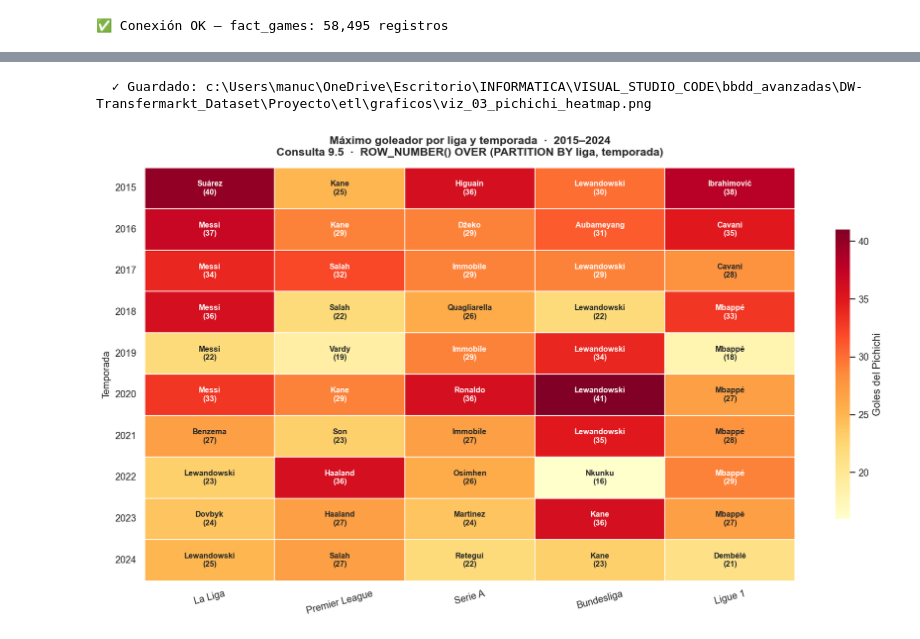
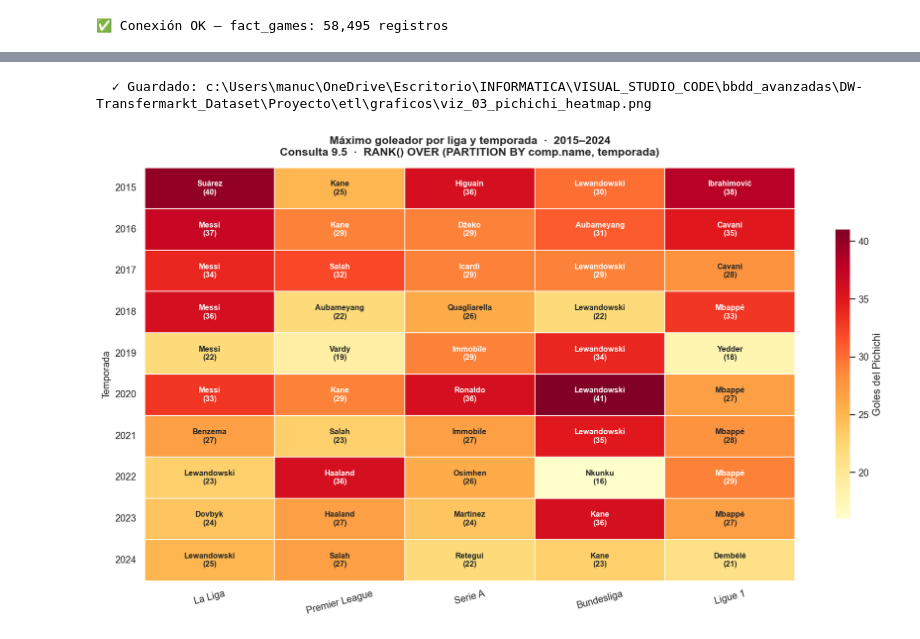
Before and after one commit to Albertolg384/DW-Transfermarkt, a Jupyter notebook: Proyecto/etl/visualizaciones_olap.ipynb, the cells around one changed output, grey strips where cells are left out. Drawn from its saved outputs; the diff is of its cells as text; code cells hidden in the pictures.

```diff
--- a/Proyecto/etl/visualizaciones_olap.ipynb
+++ b/Proyecto/etl/visualizaciones_olap.ipynb
@@ -381,47 +403,50 @@ La consulta hace un **Drill-Down** descendiendo desde liga → temporada → jug
 # %%
-# ── Consulta 9.5: Pichichi por liga y temporada (ROW_NUMBER) ─────────────────
+# ── Consulta 9.5 — SQL ORIGINAL de consultas_olap.sql ────────────────────────
+# Nota Python: RANK() puede devolver empates (rk=1 para dos jugadores con mismos goles).
+# Se resuelve en Python con drop_duplicates, sin modificar la consulta.
+# comp.name devuelve claves lowercase ('laliga', 'premier-league'…) → se usan
+# directamente con LIGA_COLORS/LIGA_LABELS/LIGA_ORDER.
 SQL_PICHICHI = """
-SELECT liga, temporada, jugador, goles
+SELECT
+    liga, temporada, jugador, club, goles, partidos, goles_por_partido
 FROM (
     SELECT
-        comp.competition_id                                         AS liga,
-        d.season_start_year                                         AS temporada,
-        p.name                                                      AS jugador,
-        SUM(fa.goals)                                               AS goles,
-        ROW_NUMBER() OVER (
-            PARTITION BY comp.competition_id, d.season_start_year
-            ORDER BY SUM(fa.goals) DESC, p.name
-        )                                                           AS rk
+        comp.name                                   AS liga,
+        d.season_start_year                         AS temporada,
+        p.name                                      AS jugador,
+        STRING_AGG(DISTINCT c.name, ', ')           AS club,
+        SUM(fa.goals)                               AS goles,
+        COUNT(DISTINCT fa.game_id)                  AS partidos,
+        ROUND(SUM(fa.goals)::NUMERIC / NULLIF(COUNT(DISTINCT fa.game_id), 0), 2)
+                                                    AS goles_por_partido,
+        RANK() OVER (
+            PARTITION BY comp.name, d.season_start_year
+            ORDER BY SUM(fa.goals) DESC
+        )                                           AS rk
     FROM dwh.fact_appearances fa
-        INNER JOIN dwh.dim_players p         ON fa.player_id      = p.player_id
-        INNER JOIN dwh.dim_date d            ON fa.date_id        = d.date_id
+        INNER JOIN dwh.dim_players p         ON fa.player_id     = p.player_id
+        INNER JOIN dwh.dim_clubs c           ON fa.club_id       = c.club_id
+        INNER JOIN dwh.dim_date d            ON fa.date_id       = d.date_id
         INNER JOIN dwh.dim_competitions comp ON fa.competition_id = comp.competition_id
     WHERE fa.competition_id IN ('ES1','GB1','IT1','FR1','L1')
       AND p.player_id != -1
       AND d.season_start_year BETWEEN 2015 AND 2024
-    GROUP BY comp.competition_id, d.season_start_year, p.name
+    GROUP BY comp.name, d.season_start_year, p.name
     HAVING SUM(fa.goals) > 0
-) g
+) goleadores
 WHERE rk = 1
 ORDER BY liga, temporada;
 """
 
-# competition_id → nombre de liga (clave para LIGA_COLORS / LIGA_LABELS)
-ID_TO_LIGA = {
-    'ES1': 'laliga',
-    'GB1': 'premier-league',
-    'IT1': 'serie-a',
-    'FR1': 'ligue-1',
-    'L1':  'bundesliga',
-}
-
 df_pich = run_query(SQL_PICHICHI)
 df_pich['goles']     = df_pich['goles'].astype(int)
 df_pich['temporada'] = df_pich['temporada'].astype(int)
-df_pich['liga']      = df_pich['liga'].map(ID_TO_LIGA)
-df_pich = df_pich.drop_duplicates(subset=['temporada', 'liga'])
+df_pich['goles_por_partido'] = pd.to_numeric(df_pich['goles_por_partido'], errors='coerce')
 
-# ── Pivot ─────────────────────────────────────────────────────────────────────
+# RANK puede devolver empates → keep el primero por orden de nombre (ORDER BY SUM DESC, p.name)
+df_pich = df_pich.drop_duplicates(subset=['liga', 'temporada'], keep='first')
+
+# comp.name ya devuelve las claves lowercase — no hace falta ID_TO_LIGA
 pivot_goles = df_pich.pivot(index='temporada', columns='liga', values='goles')
 pivot_label = df_pich.pivot(index='temporada', columns='liga', values='jugador')
 
@@ -429,7 +454,6 @@ ordered_cols = [c for c in LIGA_ORDER if c in pivot_goles.columns]
 pivot_goles  = pivot_goles[ordered_cols].rename(columns=LIGA_LABELS)
 pivot_label  = pivot_label[ordered_cols].rename(columns=LIGA_LABELS)
 
-# ── Anotaciones: "Apellido\n(N goles)" ────────────────────────────────────────
 def short_name(name):
     parts = str(name).split()
     return parts[-1] if len(parts) > 1 else name
@@ -442,34 +466,34 @@ for col in pivot_label.columns:
         annot_matrix.at[idx, col] = (
             f"{short_name(str(j))}\n({int(g)})" if pd.notna(j) and pd.notna(g) else ''
         )
 
-# ── Heatmap ───────────────────────────────────────────────────────────────────
 fig, ax = plt.subplots(figsize=(14, 8))
 sns.heatmap(
     pivot_goles.astype(float),
     annot=annot_matrix,
     fmt='',
     cmap='YlOrRd',
     linewidths=1, linecolor='white',
     ax=ax,
     cbar_kws={'label': 'Goles del Pichichi', 'shrink': 0.7},
     annot_kws={'size': 9, 'weight': 'bold'},
 )
 ax.set_title(
     'Máximo goleador por liga y temporada  ·  2015–2024\n'
-    'Consulta 9.5  ·  ROW_NUMBER() OVER (PARTITION BY liga, temporada)',
+    'Consulta 9.5  ·  RANK() OVER (PARTITION BY comp.name, temporada)',
     fontsize=13, fontweight='bold', pad=14,
 )
 ax.set_xlabel('')
 ax.set_ylabel('Temporada', fontsize=11)
 ax.tick_params(axis='x', rotation=15)
 ax.tick_params(axis='y', rotation=0)
 
 plt.tight_layout()
 save_fig('viz_03_pichichi_heatmap.png')
 plt.show()
 
-print(df_pich[['temporada', 'liga', 'jugador', 'goles']].sort_values(['liga', 'temporada']).to_string(index=False))
+print(df_pich[['temporada', 'liga', 'jugador', 'club', 'goles', 'goles_por_partido']]
+      .sort_values(['liga', 'temporada']).to_string(index=False))
 # %% [output]
   ✓ Guardado: c:\Users\manuc\OneDrive\Escritorio\INFORMATICA\VISUAL_STUDIO_CODE\bbdd_avanzadas\DW-Transfermarkt_Dataset\Proyecto\etl\graficos\viz_03_pichichi_heatmap.png
-[figure, old version]
+[figure, new version]
```
Also changed, not shown: parts of 20 cells of this notebook.
